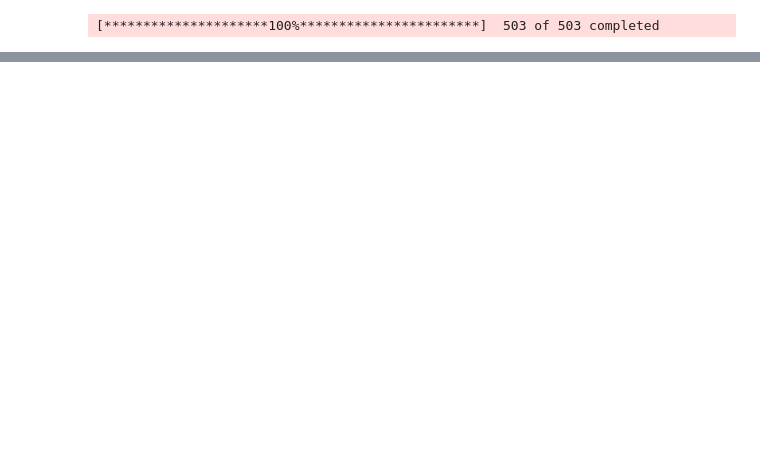
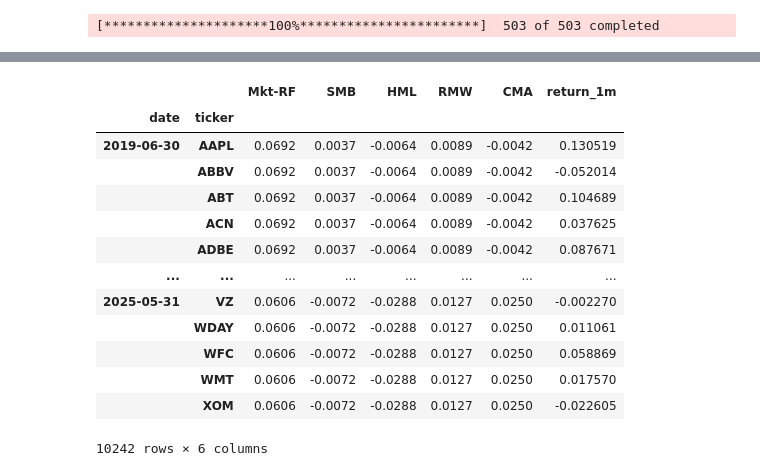
Before and after one commit to pelazas/algotrading, a Jupyter notebook: unsupervised_learning_strategy.ipynb, the cells around one changed output, grey strips where cells are left out. Cells and saved outputs as stored; diff of their text form; code cells hidden in the pictures; blank space fills up the shorter version.

```diff
--- a/unsupervised_learning_strategy.ipynb
+++ b/unsupervised_learning_strategy.ipynb
@@ -49,0 +171,6 @@ df
+# %%
+factor_data = web.DataReader('F-F_Research_Data_5_Factors_2x3',
+              'famafrench', start='2010')[0].drop('RF',axis=1)
+# %%
+factor_data.index = factor_data.index.to_timestamp()
+factor_data = factor_data.resample('M').last().div(100)
@@ -49,0 +194,36 @@ df
+# %%
+# Step 1: Extract return_1m (MultiIndex: date, ticker)
+returns = data['return_1m']
+
+# Step 2: Reindex factor_data to match MultiIndex by repeating across tickers
+# This matches the index of `returns`
+factor_broadcast = factor_data.reindex(returns.index.get_level_values('date')).reset_index()
+factor_broadcast.index = returns.index  # Set MultiIndex ['date', 'ticker']
+
+# Step 3: Combine into one DataFrame
+factor_data = pd.concat([factor_broadcast, returns], axis=1)
+
+factor_data = factor_data.drop(columns='date')
+# %%
+observations = factor_data.groupby(level=1).size()
+
+valid_stocks = observations[observations >=10]
+
+factor_data = factor_data[factor_data.index.get_level_values('ticker').isin(valid_stocks.index)]
+
+factor_data
+# %% [output]
+|  |  | Mkt-RF | SMB | HML | RMW | CMA | return_1m |
+| date | ticker |  |  |  |  |  |  |
+| 2019-06-30 | AAPL | 0.0692 | 0.0037 | -0.0064 | 0.0089 | -0.0042 | 0.130519 |
+|  | ABBV | 0.0692 | 0.0037 | -0.0064 | 0.0089 | -0.0042 | -0.052014 |
+|  | ABT | 0.0692 | 0.0037 | -0.0064 | 0.0089 | -0.0042 | 0.104689 |
+|  | ACN | 0.0692 | 0.0037 | -0.0064 | 0.0089 | -0.0042 | 0.037625 |
+|  | ADBE | 0.0692 | 0.0037 | -0.0064 | 0.0089 | -0.0042 | 0.087671 |
+| ... | ... | ... | ... | ... | ... | ... | ... |
+| 2025-05-31 | VZ | 0.0606 | -0.0072 | -0.0288 | 0.0127 | 0.0250 | -0.002270 |
+|  | WDAY | 0.0606 | -0.0072 | -0.0288 | 0.0127 | 0.0250 | 0.011061 |
+|  | WFC | 0.0606 | -0.0072 | -0.0288 | 0.0127 | 0.0250 | 0.058869 |
+|  | WMT | 0.0606 | -0.0072 | -0.0288 | 0.0127 | 0.0250 | 0.017570 |
+|  | XOM | 0.0606 | -0.0072 | -0.0288 | 0.0127 | 0.0250 | -0.022605 |
+10242 rows × 6 columns
```
Also changed, not shown: parts of 15 cells of this notebook.
